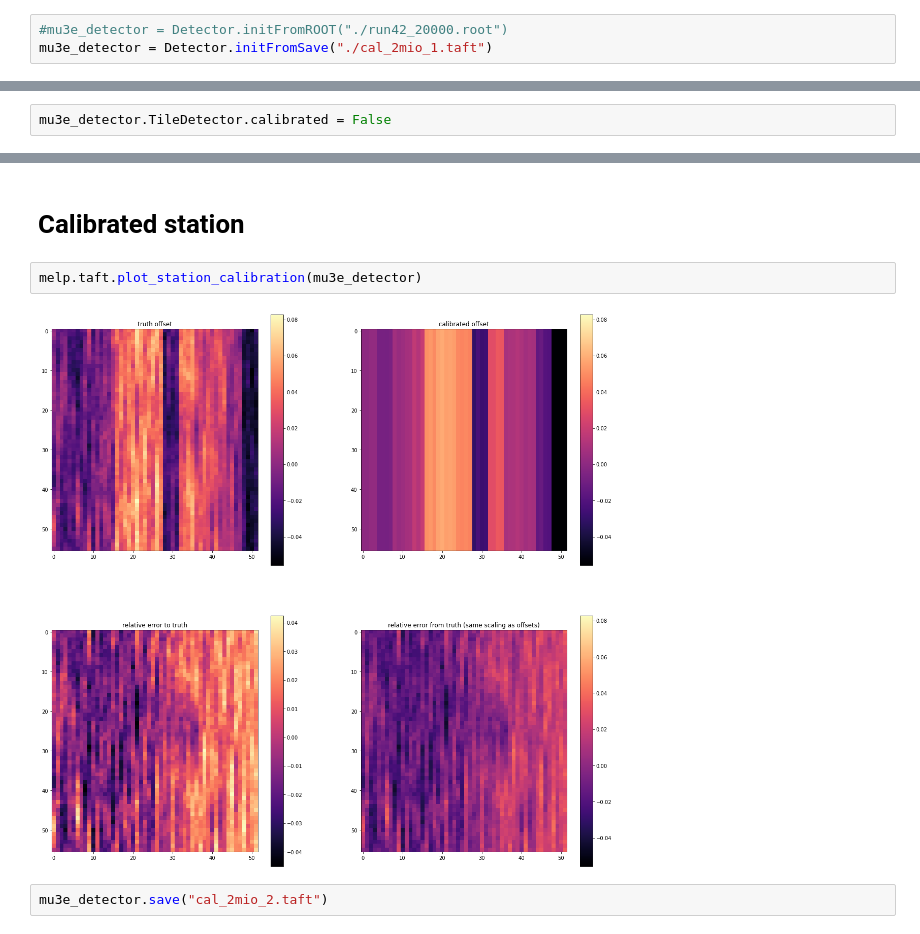
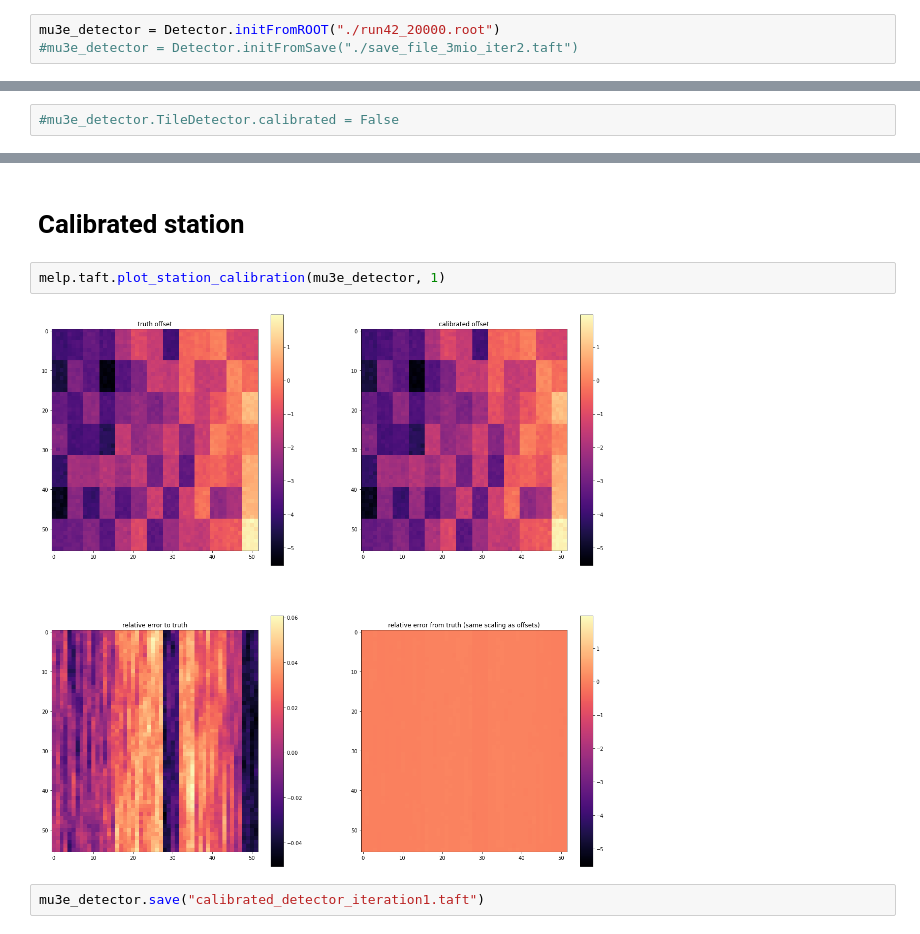
Before and after one commit to maximilianKoeper/melp, a Jupyter notebook: jupyter-notbooks/example_taft_v2.ipynb, the cells around one changed output, grey strips where cells are left out. Cells and saved outputs as stored; diff of their text form.

```diff
--- a/jupyter-notbooks/example_taft_v2.ipynb
+++ b/jupyter-notbooks/example_taft_v2.ipynb
@@ -16,8 +16,8 @@ Welcome to JupyROOT 6.24/06
 # %% [markdown]
 ## Creating/Loading detector with misalignment
 # %%
-#mu3e_detector = Detector.initFromROOT("./run42_20000.root")
-mu3e_detector = Detector.initFromSave("./cal_2mio_1.taft")
+mu3e_detector = Detector.initFromROOT("./run42_20000.root")
+#mu3e_detector = Detector.initFromSave("./save_file_3mio_iter2.taft")
 # %% [output]
 ------------------------------
 Detector information
@@ -55,5 +53,5 @@ for tile_id in mu3e_detector.TileDetector.tile:
 # %%
-mu3e_detector.TileDetector.calibrated = False
+#mu3e_detector.TileDetector.calibrated = False
 # %% [markdown]
 # Generating Histograms
 # %%
@@ -176,8 +177,8 @@ plt.show()
 # %% [markdown]
 # Calibrated station
 # %%
-melp.taft.plot_station_calibration(mu3e_detector)
+melp.taft.plot_station_calibration(mu3e_detector, 1)
 # %% [output]
-[figure, old version]
+[figure, new version]
-# %%
-mu3e_detector.save("cal_2mio_2.taft")
+# %%
+mu3e_detector.save("calibrated_detector_iteration1.taft")
```
Also changed, not shown: parts of 9 cells of this notebook, 3 other files.
